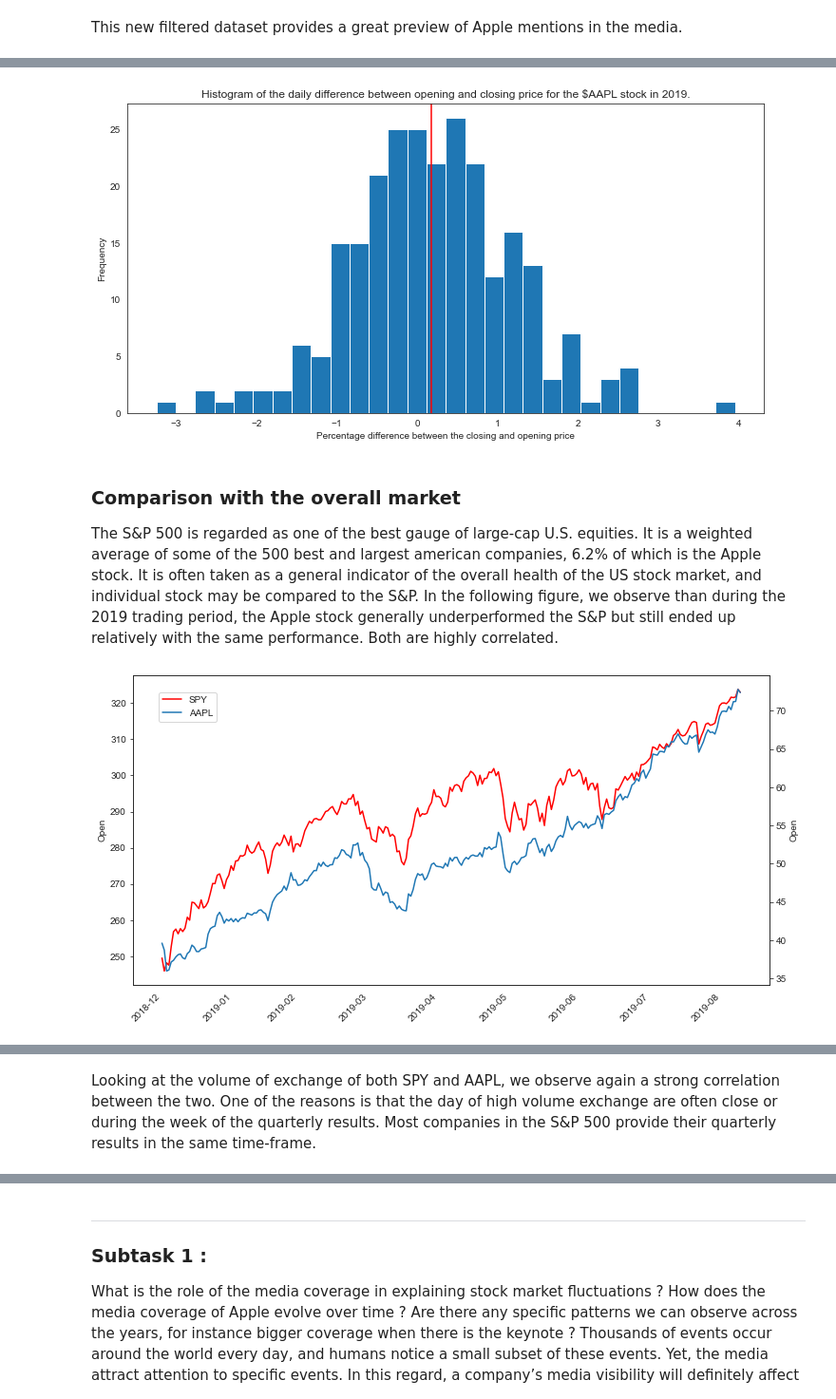
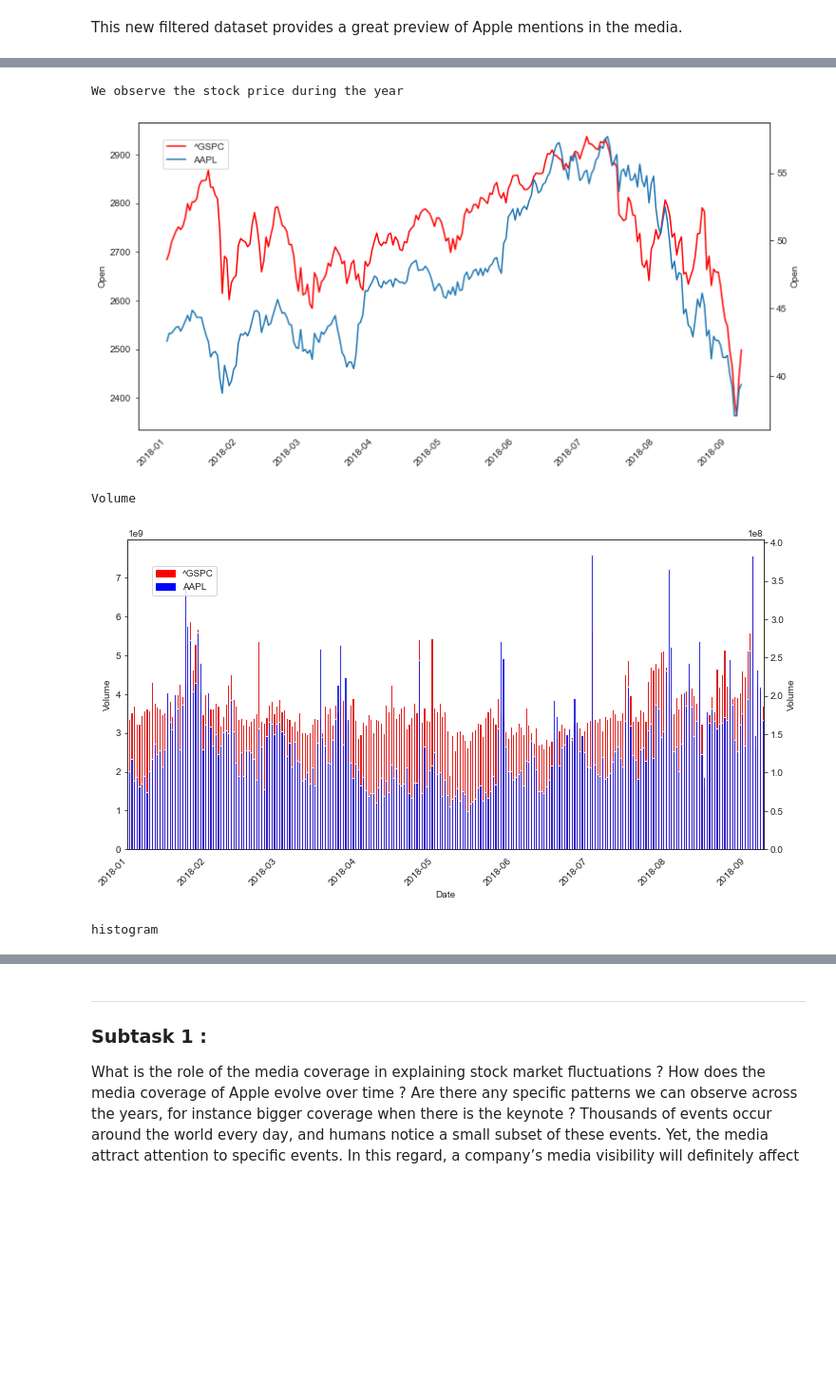
Before and after one commit to raphaelattias/apple-stock-analytics, a Jupyter notebook: main.ipynb, the cells around one changed output, grey strips where cells are left out. Shown at 95% size. Saved outputs shown, nothing was run; the diff lists cells and outputs as text; code cells hidden in the pictures; blank space fills up the shorter version.

```diff
--- a/main.ipynb
+++ b/main.ipynb
@@ -114,11 +132,8 @@ We pursue this idea of studying the volatility as an indicator of meaningful tra
-# %%
-stock(apple_ticker, year = year, fig = "daily_diff")
-# %% [output]
-[figure, removed]
-# %% [markdown]
-### Comparison with the overall market
-The S&P 500 is regarded as one of the best gauge of large-cap U.S. equities. It is a weighted average of some of the 500 best and largest american companies, 6.2% of which is the Apple stock. It is often taken as a general indicator of the overall health of the US stock market, and individual stock may be compared to the S&P. In the following figure, we observe than during the 2019 trading period, the Apple stock generally underperformed the S&P but still ended up relatively with the same performance. Both are highly correlated.
 # %%
-compare(spy_ticker, apple_ticker, year = year, fig = "price")
+compare("^GSPC", "AAPL", year = year)
 # %% [output]
+We observe the stock price during the year
-[figure, old version]
+[figure, new version]
+Volume
+[figure, added]
+histogram
@@ -125,2 +140,0 @@ compare(spy_ticker, apple_ticker, year = year, fig = "price")
-# %% [markdown]
-Looking at the volume of exchange of both SPY and AAPL, we observe again a strong correlation between the two. One of the reasons is that the day of high volume exchange are often close or during the week of the quarterly results. Most companies in the S&P 500 provide their quarterly results in the same time-frame.
```
Also changed, not shown: parts of 23 cells of this notebook, 12 other files.
